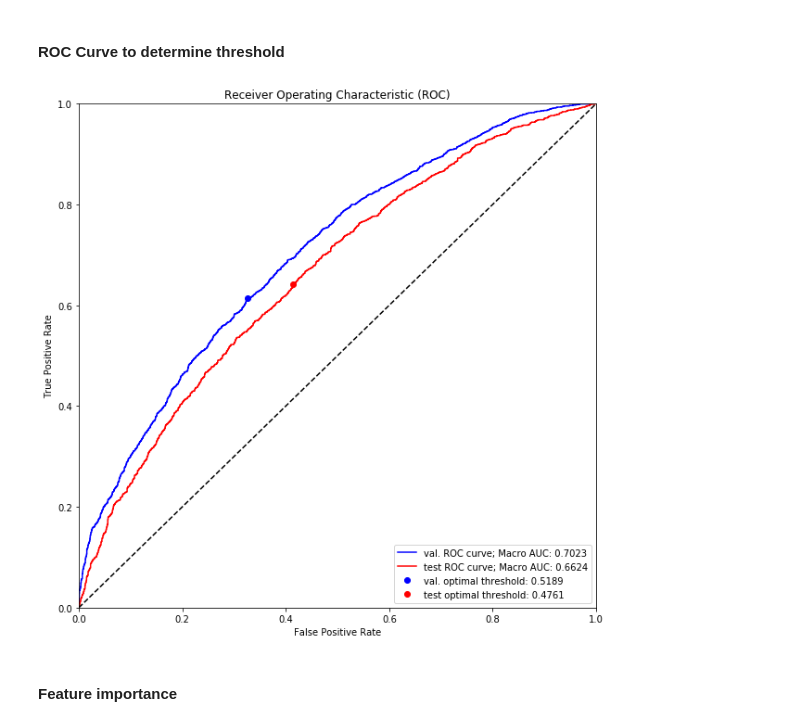
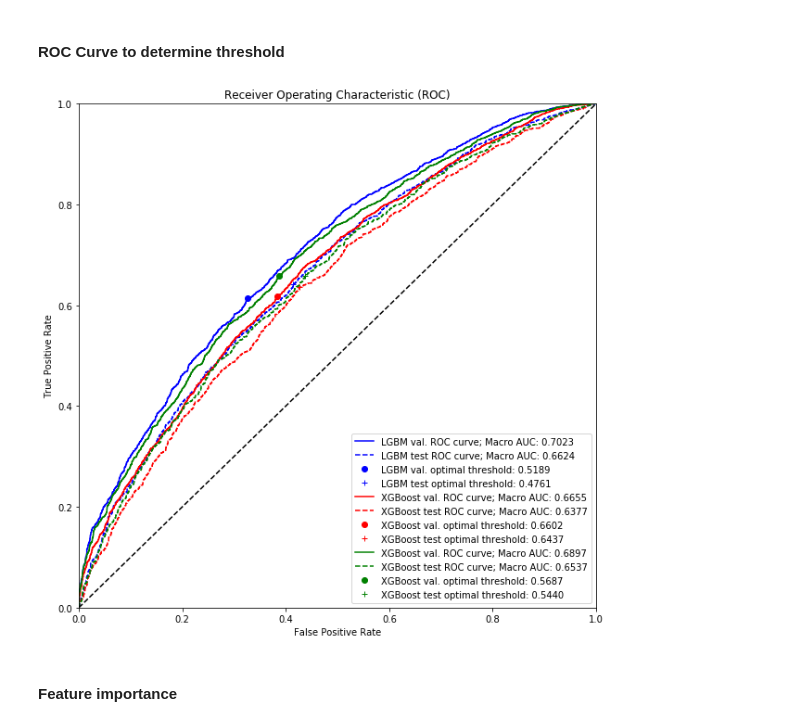
Before and after one commit to rrichards7/tennis-ml, a Jupyter notebook: notebooks/tennis_ml.ipynb, the cells around one changed output. Saved outputs shown, nothing was run; the diff lists cells and outputs as text; code cells hidden in the pictures.

Commit message:
added new models for stacking

```diff
--- a/notebooks/tennis_ml.ipynb
+++ b/notebooks/tennis_ml.ipynb
@@ -168,6 +170,6 @@ See the caveats in the documentation: http://pandas.pydata.org/pandas-docs/stabl
 # %%
 # pickle.dump(pid_dict, open( "/home/ryan/ml/tennis_ml/tennis-ml/saved_dictionaries/player_dict_030220.pckl", "wb" ) )
-pid_dict = pickle.load( open( "/home/ryan/ml/tennis_ml/tennis-ml/saved_dictionaries/player_dict_030220.pckl", "rb" ) )
+# pid_dict = pickle.load( open( "/home/ryan/ml/tennis_ml/tennis-ml/saved_dictionaries/player_dict_030220.pckl", "rb" ) )
 # %%
 pid_dict['103163']
 # %% [output]
@@ -475,0 +486,5 @@ Hold-out Test-set acc: 60.96%
+# %%
+xgb_model.fit(x_train, y_train[:,0],
+              eval_set=[(x_train, y_train[:,0]), (x_val, y_val[:,0])],
+              verbose=True,
+              early_stopping_rounds=250)
@@ -483,35 +552,95 @@ y_pred_test = model.predict_proba(x_test)[:,1]
+# %%
+#LGBM predictions
+y_pred_val_lgbm = model.predict_proba(x_val)[:,1]
+y_pred_test_lgbm = model.predict_proba(x_test)[:,1]
+
+#XGBoost predictions
+y_pred_val_xgb = xgb_model.predict_proba(x_val)[:,1]
+y_pred_test_xgb = xgb_model.predict_proba(x_test)[:,1]
+
+#stacking
+y_pred_val_stack = np.mean(np.vstack((y_pred_val_lgbm, y_pred_val_xgb)), axis=0)
+y_pred_test_stack = np.mean(np.vstack((y_pred_test_lgbm, y_pred_test_xgb)), axis=0)
 # %%
+#lgbm
 # Compute fpr, tpr, thresholds and roc auc
-fpr_val, tpr_val, thresholds_val = roc_curve(y_val, y_pred_val)
-mac_roc_auc_val = roc_auc_score(y_val, y_pred_val, average='macro')
+fpr_val, tpr_val, thresholds_val = roc_curve(y_val, y_pred_val_lgbm)
+mac_roc_auc_val = roc_auc_score(y_val, y_pred_val_lgbm, average='macro')
 
-fpr_test, tpr_test, thresholds_test = roc_curve(y_test, y_pred_test)
-mac_roc_auc_test = roc_auc_score(y_test, y_pred_test, average='macro')
+fpr_test, tpr_test, thresholds_test = roc_curve(y_test, y_pred_test_lgbm)
+mac_roc_auc_test = roc_auc_score(y_test, y_pred_test_lgbm, average='macro')
 
 #optimal threshold from ROC curve
 #minimum euclid distance between (0,1) threshold points
 min_arg_val = np.argmin(euclid_distance(fpr_val, tpr_val, opt_point=(0,1)))
 opt_thres_val = thresholds_val[min_arg_val]
 
 min_arg_test = np.argmin(euclid_distance(fpr_test, tpr_test, opt_point=(0,1)))
 opt_thres_test = thresholds_test[min_arg_test]
 
+#xgboost
+# Compute fpr, tpr, thresholds and roc auc
+fpr_val_xgb, tpr_val_xgb, thresholds_val = roc_curve(y_val, y_pred_val_xgb)
+mac_roc_auc_val_xgb = roc_auc_score(y_val, y_pred_val_xgb, average='macro')
+
+fpr_test_xgb, tpr_test_xgb, thresholds_test = roc_curve(y_test, y_pred_test_xgb)
+mac_roc_auc_test_xgb = roc_auc_score(y_test, y_pred_test_xgb, average='macro')
+
+#optimal threshold from ROC curve
+#minimum euclid distance between (0,1) threshold points
+min_arg_val_xgb = np.argmin(euclid_distance(fpr_val_xgb, tpr_val_xgb, opt_point=(0,1)))
+opt_thres_val_xgb = thresholds_val[min_arg_val_xgb]
+
+min_arg_test_xgb = np.argmin(euclid_distance(fpr_test_xgb, tpr_test_xgb, opt_point=(0,1)))
+opt_thres_test_xgb = thresholds_test[min_arg_test_xgb]
+
+#stack
+# Compute fpr, tpr, thresholds and roc auc
+fpr_val_stack, tpr_val_stack, thresholds_val = roc_curve(y_val, y_pred_val_stack)
+mac_roc_auc_val_stack = roc_auc_score(y_val, y_pred_val_stack, average='macro')
+
+fpr_test_stack, tpr_test_stack, thresholds_test = roc_curve(y_test, y_pred_test_stack)
+mac_roc_auc_test_stack = roc_auc_score(y_test, y_pred_test_stack, average='macro')
+
+#optimal threshold from ROC curve
+#minimum euclid distance between (0,1) threshold points
+min_arg_val_stack = np.argmin(euclid_distance(fpr_val_stack, tpr_val_stack, opt_point=(0,1)))
+opt_thres_val_stack = thresholds_val[min_arg_val_stack]
+
+min_arg_test_stack = np.argmin(euclid_distance(fpr_test_stack, tpr_test_stack, opt_point=(0,1)))
+opt_thres_test_stack = thresholds_test[min_arg_test_stack]
+
 # Plot ROC curve
 plt.figure(figsize=(10,10))
-plt.plot(fpr_val, tpr_val,'b', label=f'val. ROC curve; Macro AUC: {mac_roc_auc_val:0.4f}')
-plt.plot(fpr_test, tpr_test, 'r', label=f'test ROC curve; Macro AUC: {mac_roc_auc_test:0.4f}')
+
+#lgbm
+plt.plot(fpr_val, tpr_val,'b', label=f'LGBM val. ROC curve; Macro AUC: {mac_roc_auc_val:0.4f}')
+plt.plot(fpr_test, tpr_test, 'b--', label=f'LGBM test ROC curve; Macro AUC: {mac_roc_auc_test:0.4f}')
+plt.plot(fpr_val[min_arg_val], tpr_val[min_arg_val], 'bo', label=f'LGBM val. optimal threshold: {opt_thres_val:0.4f}')
+plt.plot(fpr_test[min_arg_test], tpr_test[min_arg_test], 'b+', label=f'LGBM test optimal threshold: {opt_thres_test:0.4f}')
+
+#xgboost
+plt.plot(fpr_val_xgb, tpr_val_xgb,'r', label=f'XGBoost val. ROC curve; Macro AUC: {mac_roc_auc_val_xgb:0.4f}')
+plt.plot(fpr_test_xgb, tpr_test_xgb, 'r--', label=f'XGBoost test ROC curve; Macro AUC: {mac_roc_auc_test_xgb:0.4f}')
+plt.plot(fpr_val_xgb[min_arg_val_xgb], tpr_val_xgb[min_arg_val_xgb], 'ro', label=f'XGBoost val. optimal threshold: {opt_thres_val_xgb:0.4f}')
+plt.plot(fpr_test_xgb[min_arg_test_xgb], tpr_test_xgb[min_arg_test_xgb], 'r+', label=f'XGBoost test optimal threshold: {opt_thres_test_xgb:0.4f}')
+
+#stacked models
+plt.plot(fpr_val_stack, tpr_val_stack,'g', label=f'XGBoost val. ROC curve; Macro AUC: {mac_roc_auc_val_stack:0.4f}')
+plt.plot(fpr_test_stack, tpr_test_stack, 'g--', label=f'XGBoost test ROC curve; Macro AUC: {mac_roc_auc_test_stack:0.4f}')
+plt.plot(fpr_val_stack[min_arg_val_stack], tpr_val_stack[min_arg_val_stack], 'go', label=f'XGBoost val. optimal threshold: {opt_thres_val_stack:0.4f}')
+plt.plot(fpr_test_stack[min_arg_test_stack], tpr_test_stack[min_arg_test_stack], 'g+', label=f'XGBoost test optimal threshold: {opt_thres_test_stack:0.4f}')
+
 plt.plot([0, 1], [0, 1], 'k--')  # random predictions curve
-plt.plot(fpr_val[min_arg_val], tpr_val[min_arg_val], 'bo', label=f'val. optimal threshold: {opt_thres_val:0.4f}')
-plt.plot(fpr_test[min_arg_test], tpr_test[min_arg_test], 'ro', label=f'test optimal threshold: {opt_thres_test:0.4f}')
 plt.xlim([0.0, 1.0])
 plt.ylim([0.0, 1.0])
 plt.xlabel('False Positive Rate')
 plt.ylabel('True Positive Rate')
 plt.title(f'Receiver Operating Characteristic (ROC)')
 plt.legend(loc="lower right")
 plt.show()
 # %% [output]
-[figure, old version]
+[figure, new version]
 # %%
 y_pred_bin = y_pred > opt_thres
 # %%
```
Also changed, not shown: parts of 11 cells of this notebook.
